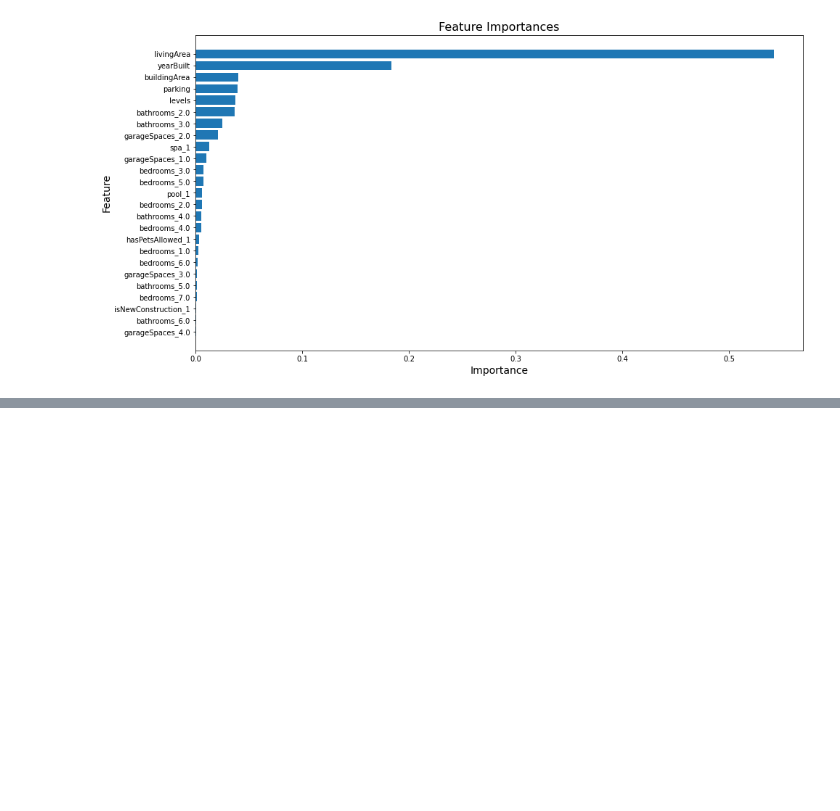
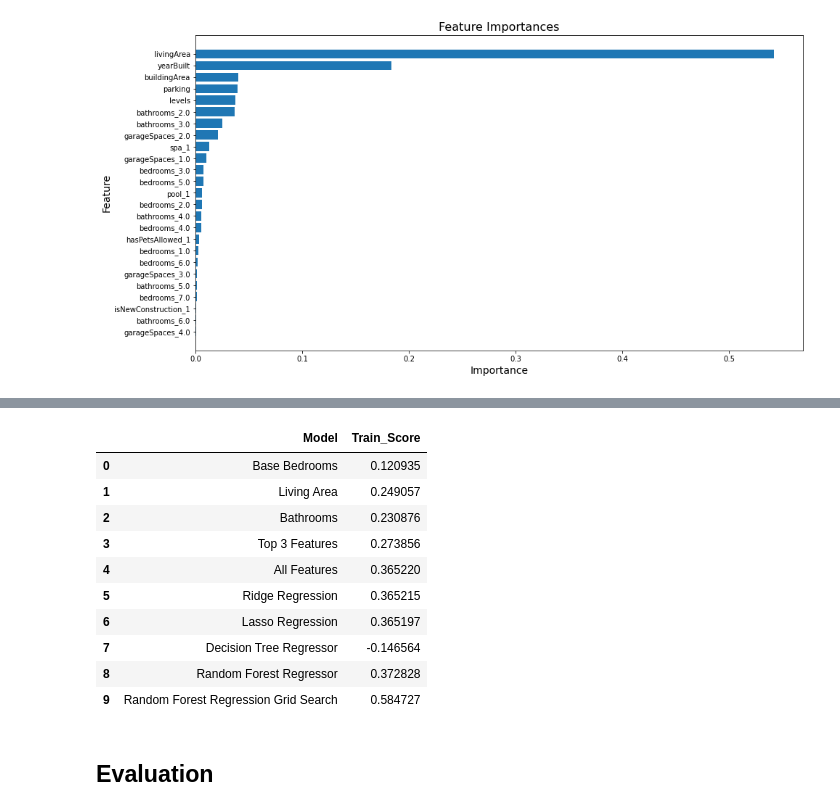
Before and after one commit to erin-vu/real_estate, a Jupyter notebook: Real Estate Analysis.ipynb, the cells around one changed output, grey strips where cells are left out. Cells and saved outputs as stored; diff of their text form; code cells hidden in the pictures; blank space fills up the shorter version.

```diff
--- a/Real Estate Analysis.ipynb
+++ b/Real Estate Analysis.ipynb
@@ -1495,0 +1531,18 @@ ax.set_xlabel('Importance', fontsize=14);
+# %%
+# Converting train R2 dictionary to dataframe
+r2_df = pd.DataFrame(list(r2_scores.items()), columns=['Model', 'Train_Score'])
+r2_df
+# %% [output]
+|  | Model | Train_Score |
+| 0 | Base Bedrooms | 0.120935 |
+| 1 | Living Area | 0.249057 |
+| 2 | Bathrooms | 0.230876 |
+| 3 | Top 3 Features | 0.273856 |
+| 4 | All Features | 0.365220 |
+| 5 | Ridge Regression | 0.365215 |
+| 6 | Lasso Regression | 0.365197 |
+| 7 | Decision Tree Regressor | -0.146564 |
+| 8 | Random Forest Regressor | 0.372828 |
+| 9 | Random Forest Regression Grid Search | 0.584727 |
+# %% [markdown]
+## Evaluation
```
Also changed, not shown: parts of 2 cells of this notebook.
